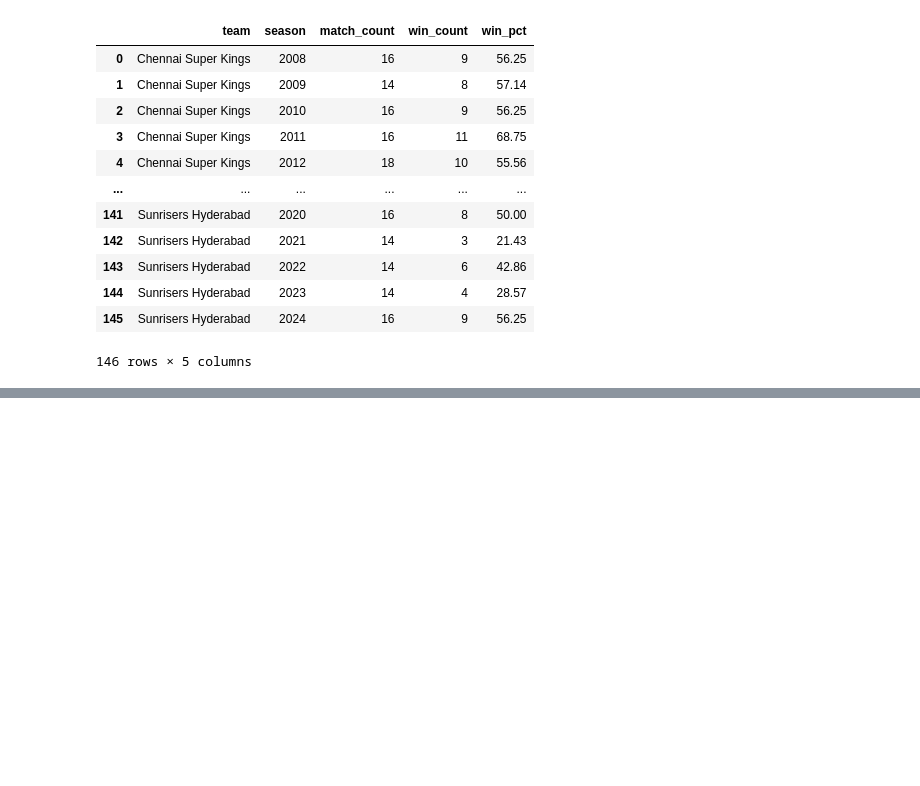
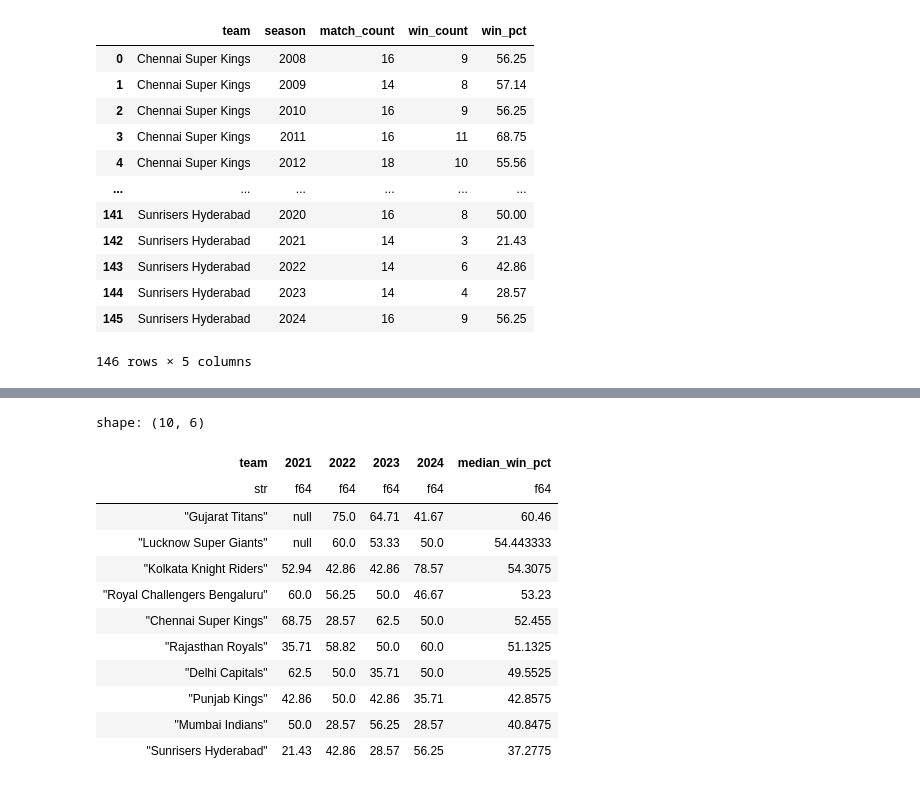
Before and after one commit to Mathir14/IPL-Analysis, a Jupyter notebook: eda.ipynb, the cells around one changed output, grey strips where cells are left out. Saved outputs shown, nothing was run; the diff lists cells and outputs as text; code cells hidden in the pictures; blank space fills up the shorter version.

```diff
--- a/eda.ipynb
+++ b/eda.ipynb
@@ -385,0 +456,5 @@ order by team, season;
+# %%
+import polars as pl
+team_yoy = pl.from_pandas(team_yoy)
+team_yoy = team_yoy.pivot(index = 'team', on = 'season', values = 'win_pct')
+team_yoy
@@ -385,0 +491,22 @@ order by team, season;
+# %%
+team_yoy_delta = team_yoy.with_columns(
+    pl.concat_list(['2021', '2022', '2023', '2024'])
+    .list.mean()
+    .alias('median_win_pct')
+)
+# %%
+team_yoy_delta.sort(by = 'median_win_pct', descending = True)
+# %% [output]
+shape: (10, 6)
+| team | 2021 | 2022 | 2023 | 2024 | median_win_pct |
+| str | f64 | f64 | f64 | f64 | f64 |
+| "Gujarat Titans" | null | 75.0 | 64.71 | 41.67 | 60.46 |
+| "Lucknow Super Giants" | null | 60.0 | 53.33 | 50.0 | 54.443333 |
+| "Kolkata Knight Riders" | 52.94 | 42.86 | 42.86 | 78.57 | 54.3075 |
+| "Royal Challengers Bengaluru" | 60.0 | 56.25 | 50.0 | 46.67 | 53.23 |
+| "Chennai Super Kings" | 68.75 | 28.57 | 62.5 | 50.0 | 52.455 |
+| "Rajasthan Royals" | 35.71 | 58.82 | 50.0 | 60.0 | 51.1325 |
+| "Delhi Capitals" | 62.5 | 50.0 | 35.71 | 50.0 | 49.5525 |
+| "Punjab Kings" | 42.86 | 50.0 | 42.86 | 35.71 | 42.8575 |
+| "Mumbai Indians" | 50.0 | 28.57 | 56.25 | 28.57 | 40.8475 |
+| "Sunrisers Hyderabad" | 21.43 | 42.86 | 28.57 | 56.25 | 37.2775 |
```
Also changed, not shown: parts of 9 cells of this notebook.
